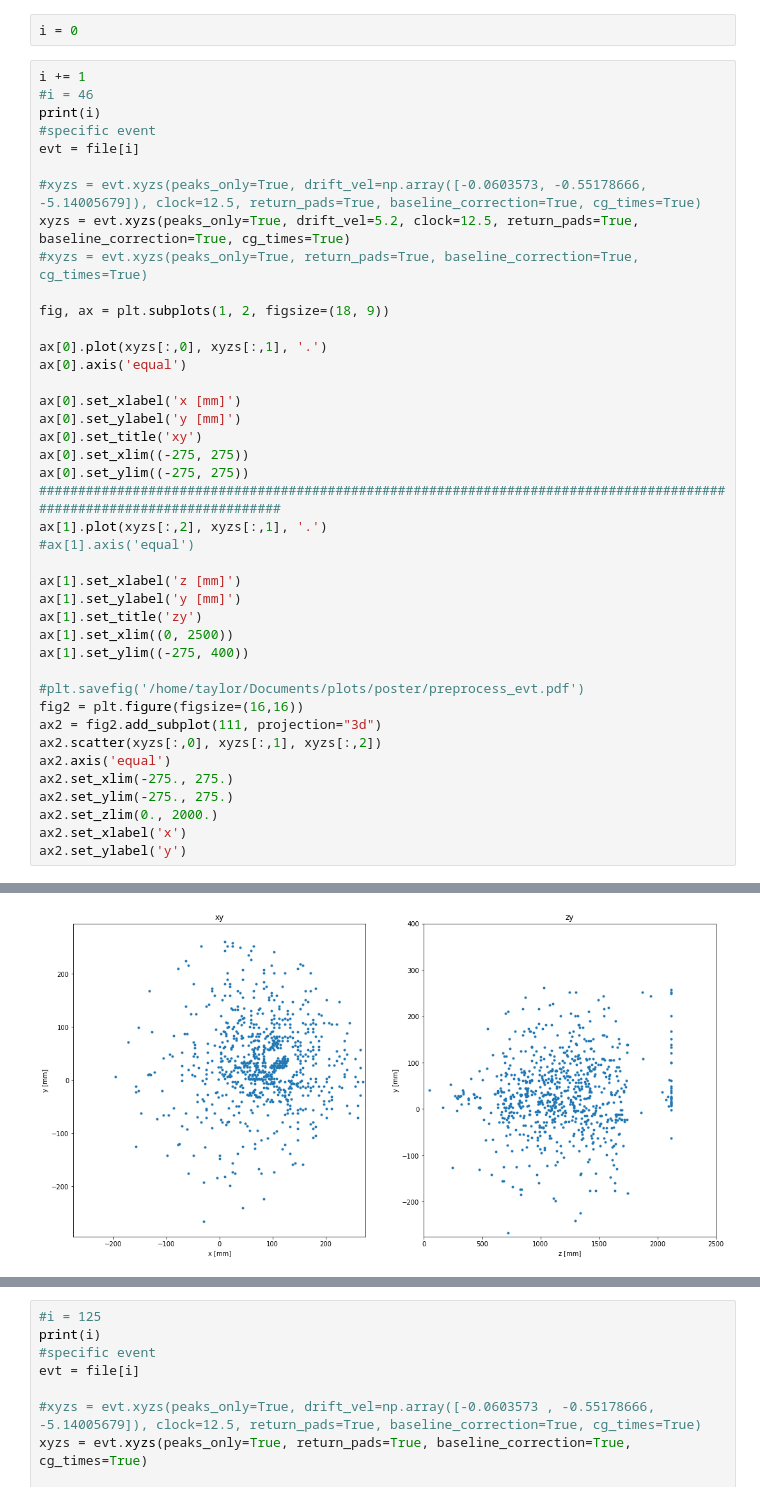
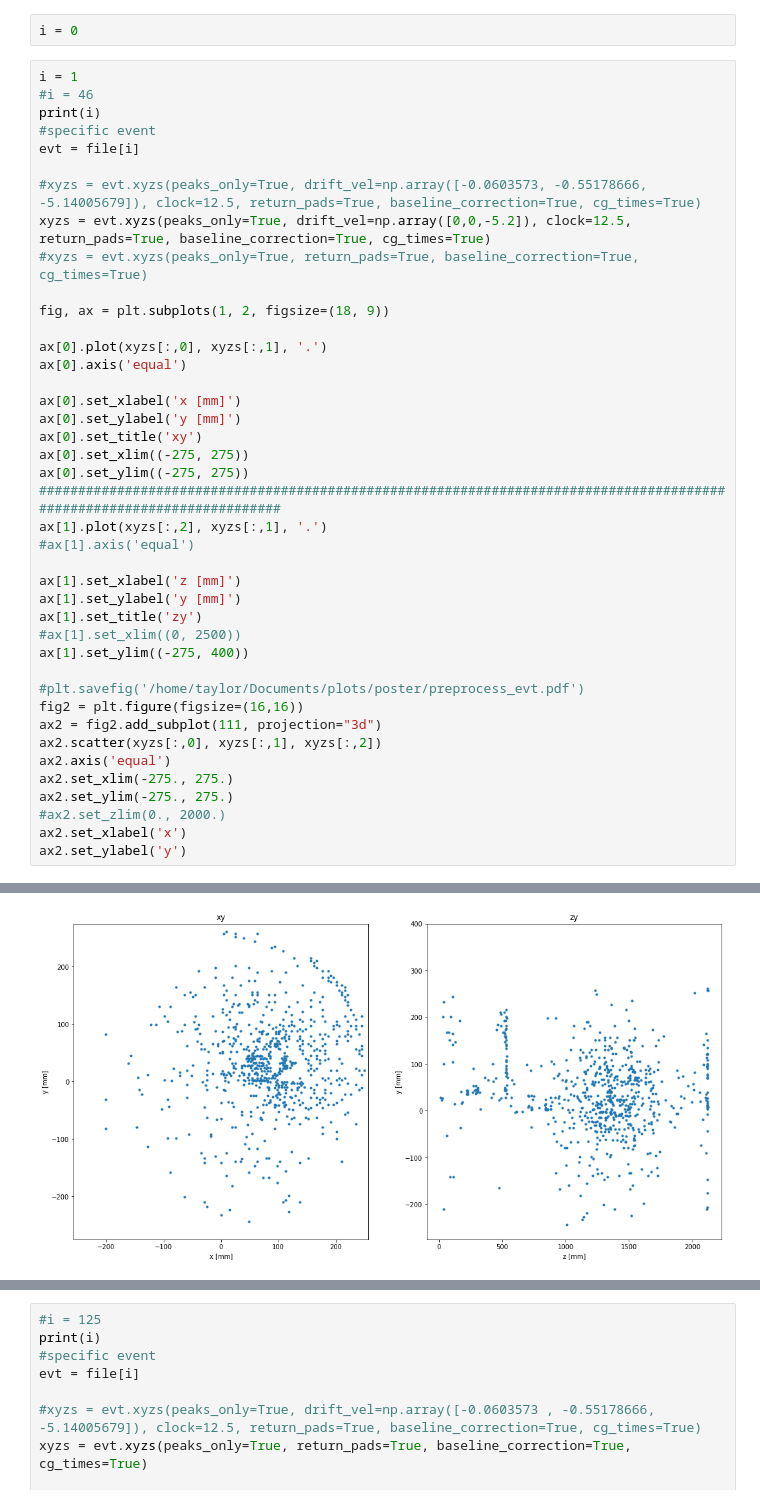
Before and after one commit to jtaylorz/attpc-event-classification, a Jupyter notebook: jupyter-notebooks/RealDataLabeling.ipynb, the cells around one changed output, grey strips where cells are left out. Cells and saved outputs as stored; diff of their text form.

```diff
--- a/jupyter-notebooks/RealDataLabeling.ipynb
+++ b/jupyter-notebooks/RealDataLabeling.ipynb
@@ -25,14 +25,14 @@ Contains 460 traces.
 # %%
 i = 0
 # %%
-i += 1
+i = 1
 #i = 46
 print(i)
 #specific event
 evt = file[i]
 
 #xyzs = evt.xyzs(peaks_only=True, drift_vel=np.array([-0.0603573, -0.55178666, -5.14005679]), clock=12.5, return_pads=True, baseline_correction=True, cg_times=True)
-xyzs = evt.xyzs(peaks_only=True, drift_vel=5.2, clock=12.5, return_pads=True, baseline_correction=True, cg_times=True)
+xyzs = evt.xyzs(peaks_only=True, drift_vel=np.array([0,0,-5.2]), clock=12.5, return_pads=True, baseline_correction=True, cg_times=True)
 #xyzs = evt.xyzs(peaks_only=True, return_pads=True, baseline_correction=True, cg_times=True)
 
 fig, ax = plt.subplots(1, 2, figsize=(18, 9))
@@ -52,7 +52,7 @@ ax[1].plot(xyzs[:,2], xyzs[:,1], '.')
 ax[1].set_xlabel('z [mm]')
 ax[1].set_ylabel('y [mm]')
 ax[1].set_title('zy')
-ax[1].set_xlim((0, 2500))
+#ax[1].set_xlim((0, 2500))
 ax[1].set_ylim((-275, 400))
 
 #plt.savefig('/home/taylor/Documents/plots/poster/preprocess_evt.pdf')
@@ -62,7 +62,7 @@ ax2.scatter(xyzs[:,0], xyzs[:,1], xyzs[:,2])
 ax2.axis('equal')
 ax2.set_xlim(-275., 275.)
 ax2.set_ylim(-275., 275.)
-ax2.set_zlim(0., 2000.)
+#ax2.set_zlim(0., 2000.)
 ax2.set_xlabel('x')
 ax2.set_ylabel('y')
 # %% [output]
@@ -70,2 +70,2 @@ ax2.set_ylabel('y')
 <matplotlib.text.Text at 0x...>
-[figure, old version]
+[figure, new version]
```
Also changed, not shown: parts of 1 cell of this notebook, 13 other files.
